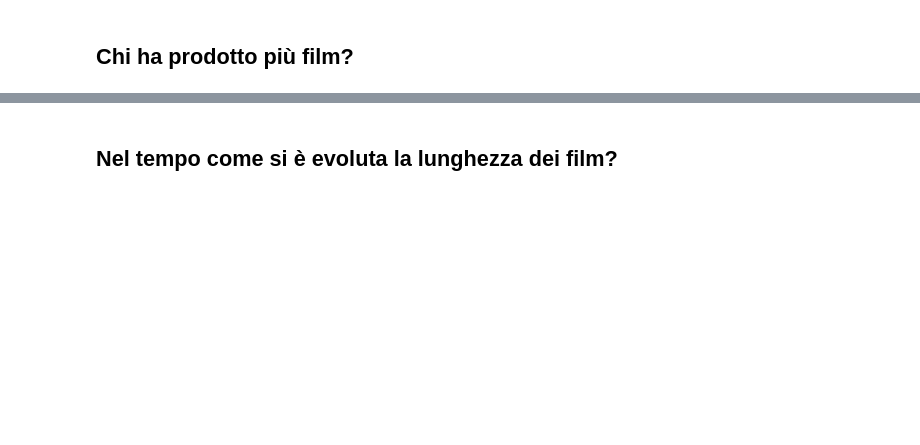
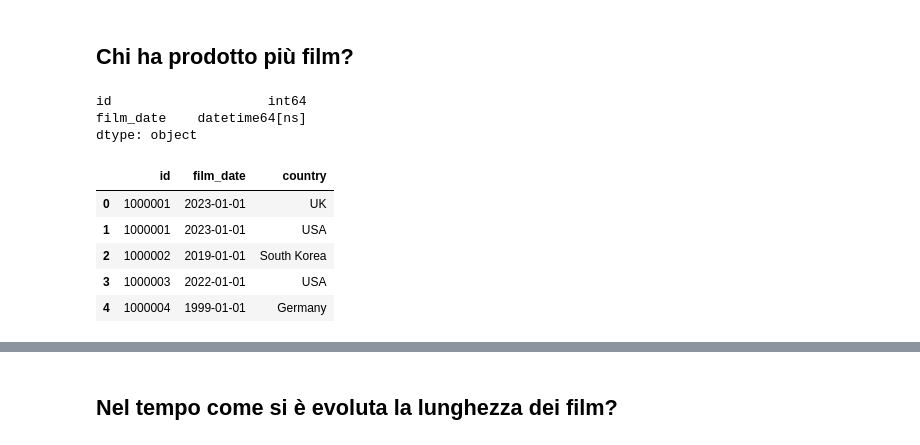
Before and after one commit to RasoFederico/ProgettoIUM-TWEB, a Jupyter notebook: Progetto_IUM/ProgettoIUM.ipynb, the cells around one changed output, grey strips where cells are left out. Saved outputs shown, nothing was run; the diff lists cells and outputs as text; code cells hidden in the pictures; blank space fills up the shorter version.

```diff
--- a/Progetto_IUM/ProgettoIUM.ipynb
+++ b/Progetto_IUM/ProgettoIUM.ipynb
@@ -149,0 +165,3 @@ print(numero_duplicati)
+# %%
+countries_df['country'] = countries_df['country'].astype('string')
+print(countries_df.duplicated().sum())
@@ -195,2 +215,11 @@ plt.show()
 # %% [markdown]
 ## Chi ha prodotto più film?
+# %%
+movies_per_year_df = movies_df[['id', 'film_date']].copy()
+# %%
+movies_per_year_df.dropna(axis=0,inplace=True)
+movies_per_year_df.dtypes
+# %% [output]
+id                    int64
+film_date    datetime64[ns]
+dtype: object
@@ -196,0 +229,10 @@ plt.show()
+# %%
+movies_per_year_df = pd.merge(movies_per_year_df,new_country_df,on='id',how='left')
+movies_per_year_df.head()
+# %% [output]
+|  | id | film_date | country |
+| 0 | 1000001 | 2023-01-01 | UK |
+| 1 | 1000001 | 2023-01-01 | USA |
+| 2 | 1000002 | 2019-01-01 | South Korea |
+| 3 | 1000003 | 2022-01-01 | USA |
+| 4 | 1000004 | 1999-01-01 | Germany |
```
Also changed, not shown: parts of 20 cells of this notebook.
